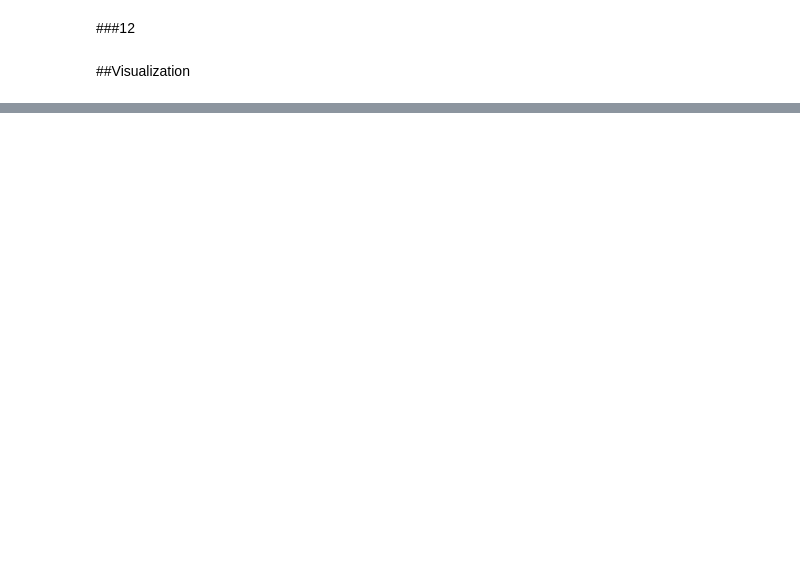
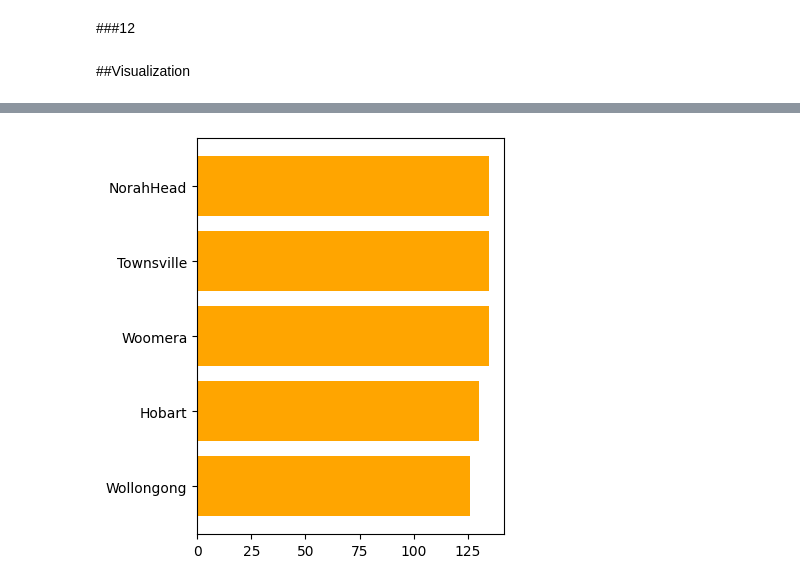
Before and after one commit to garfield-gray/DataMining, a Jupyter notebook: Data_Exploration_&_Visualization.ipynb, the cells around one changed output, grey strips where cells are left out. Cells and saved outputs as stored; diff of their text form; code cells hidden in the pictures; blank space fills up the shorter version.

```diff
--- a/Data_Exploration_&_Visualization.ipynb
+++ b/Data_Exploration_&_Visualization.ipynb
@@ -728,0 +750,8 @@ data
+# %%
+data = df
+StationGustSpeed = pd.DataFrame()
+
+for i in Weatherstations:
+  df2 = {'Station': i, 'MaxGust': np.max((data.loc[data['Location'] == i])['WindGustSpeed'])}
+  StationGustSpeed = StationGustSpeed.append(df2, ignore_index = True)
+StationGustSpeed
@@ -728,0 +776,12 @@ data
+# %%
+
+plt.rcParams["figure.figsize"] = [7.50, 4.50]
+plt.rcParams["figure.autolayout"] = True
+
+plt.subplot(122)
+df_sorted = StationGustSpeed.sort_values('MaxGust').tail(5)
+plt.barh('Station', 'MaxGust', data=df_sorted, color='orange')
+
+plt.show()
+# %% [output]
+[figure, added]
```
Also changed, not shown: parts of 14 cells of this notebook.
